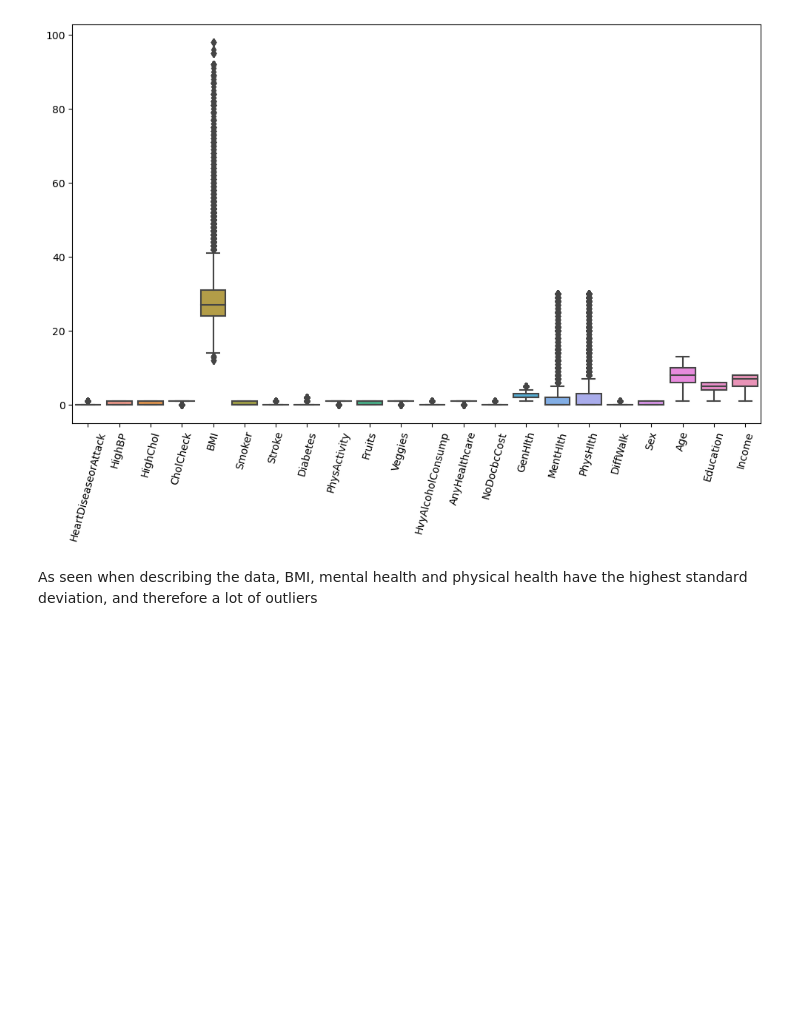
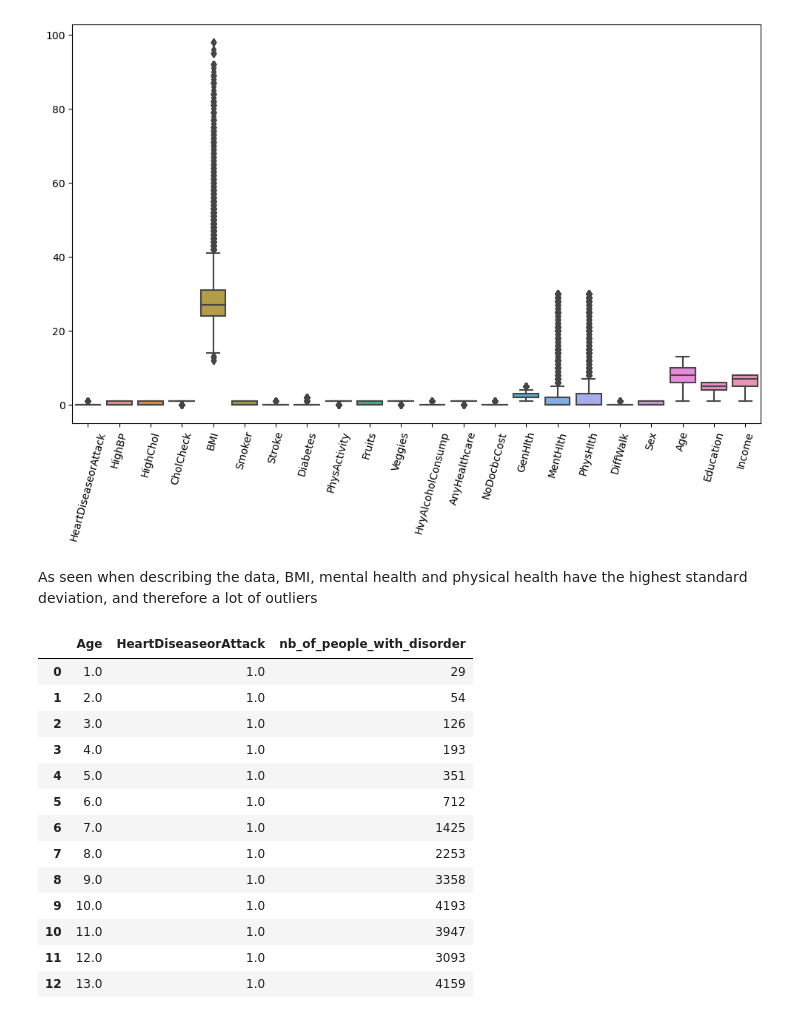
Before and after one commit to MaudGes/Heart_disease_model, a Jupyter notebook: Heart_Disease_EDA.ipynb, the cells around one changed output. Saved outputs shown, nothing was run; the diff lists cells and outputs as text; code cells hidden in the pictures; blank space fills up the shorter version.

```diff
--- a/Heart_Disease_EDA.ipynb
+++ b/Heart_Disease_EDA.ipynb
@@ -132,0 +130,22 @@ As seen when describing the data, BMI, mental health and physical health have th
+# %%
+# Counting the number of values by age
+Has_a_disorder = heart_disease_dataset[heart_disease_dataset["HeartDiseaseorAttack"] == 1]
+nb_heartdisorder_by_age = Has_a_disorder["HeartDiseaseorAttack"].groupby(Has_a_disorder["Age"]).value_counts()
+nb_heartdisorder_by_age = pd.DataFrame(nb_heartdisorder_by_age)
+nb_heartdisorder_by_age.rename(columns = {"HeartDiseaseorAttack": "nb_of_people_with_disorder"}, inplace = True)
+nb_heartdisorder_by_age.reset_index()
+# %% [output]
+|  | Age | HeartDiseaseorAttack | nb_of_people_with_disorder |
+| 0 | 1.0 | 1.0 | 29 |
+| 1 | 2.0 | 1.0 | 54 |
+| 2 | 3.0 | 1.0 | 126 |
+| 3 | 4.0 | 1.0 | 193 |
+| 4 | 5.0 | 1.0 | 351 |
+| 5 | 6.0 | 1.0 | 712 |
+| 6 | 7.0 | 1.0 | 1425 |
+| 7 | 8.0 | 1.0 | 2253 |
+| 8 | 9.0 | 1.0 | 3358 |
+| 9 | 10.0 | 1.0 | 4193 |
+| 10 | 11.0 | 1.0 | 3947 |
+| 11 | 12.0 | 1.0 | 3093 |
+| 12 | 13.0 | 1.0 | 4159 |
```
Also changed, not shown: parts of 4 cells of this notebook.
